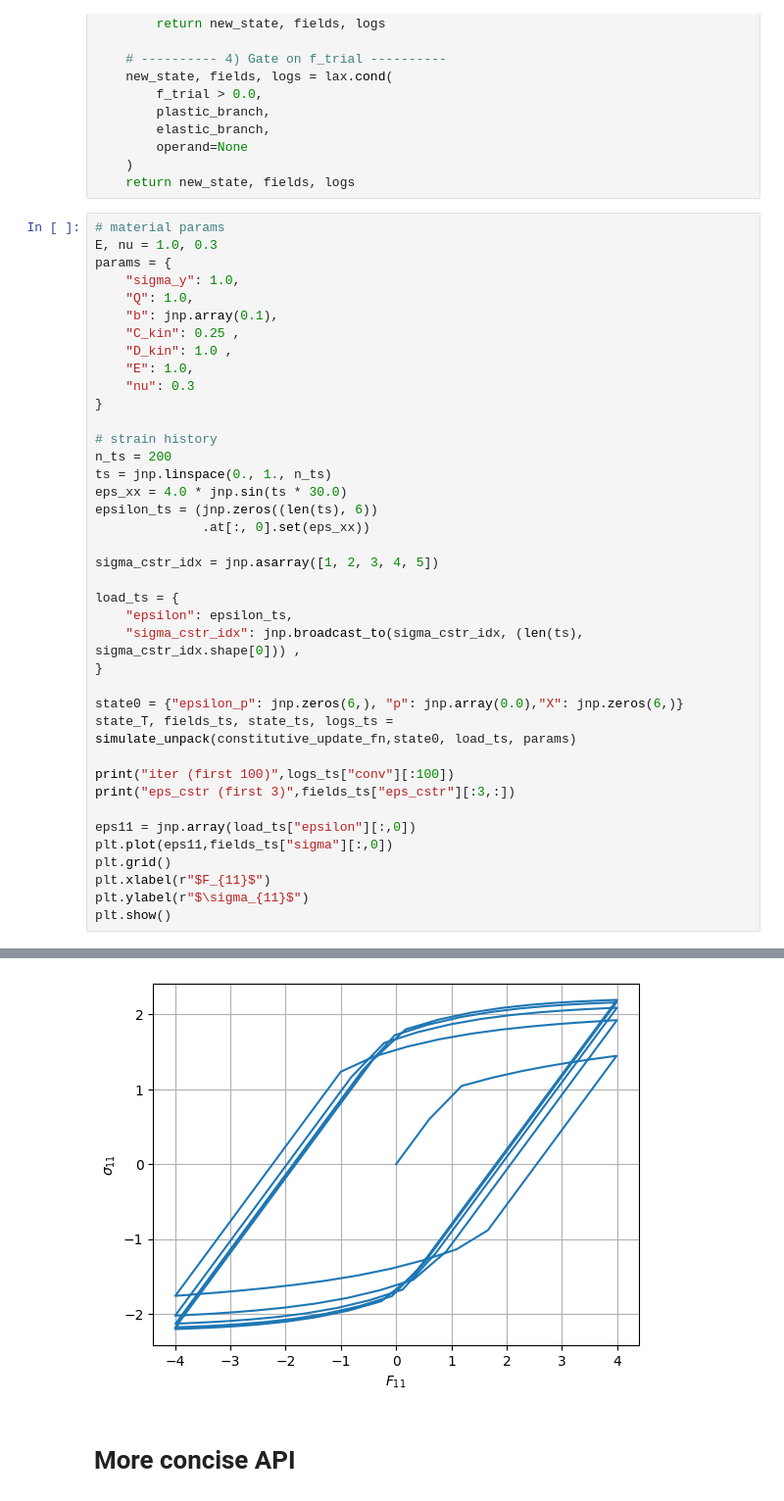
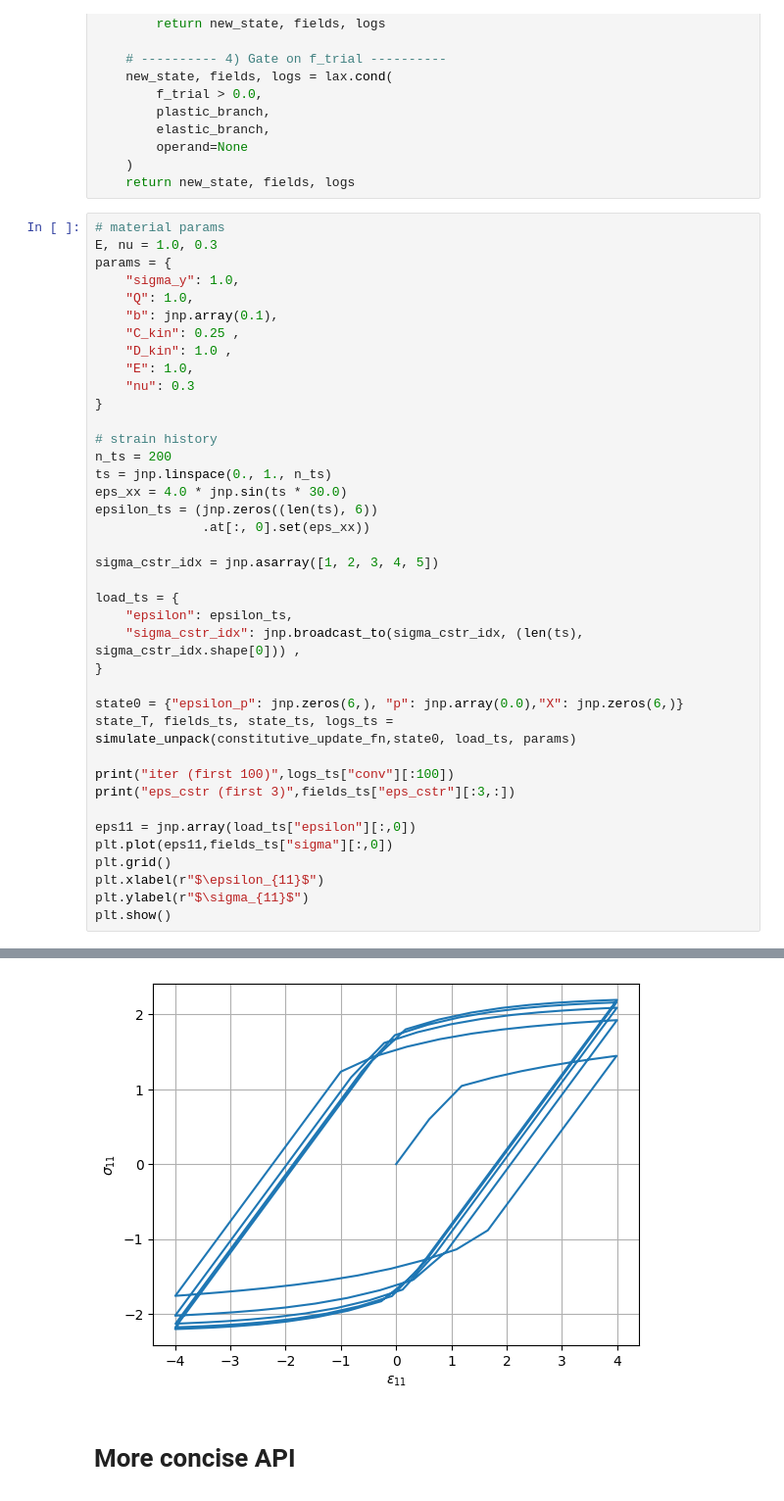
Before and after one commit to kerfriden/jaxdentify, a Jupyter notebook: demo.ipynb, the cells around one changed output, grey strips where cells are left out. Shown at 98% size. Cells and saved outputs as stored; diff of their text form.

```diff
--- a/demo.ipynb
+++ b/demo.ipynb
@@ -253,35 +394,35 @@ n_ts = 200
 ts = jnp.linspace(0., 1., n_ts)
 eps_xx = 4.0 * jnp.sin(ts * 30.0)
 epsilon_ts = (jnp.zeros((len(ts), 6))
               .at[:, 0].set(eps_xx))
 
 sigma_cstr_idx = jnp.asarray([1, 2, 3, 4, 5])
 
 load_ts = {
     "epsilon": epsilon_ts,
     "sigma_cstr_idx": jnp.broadcast_to(sigma_cstr_idx, (len(ts), sigma_cstr_idx.shape[0])) ,
 }
 
 state0 = {"epsilon_p": jnp.zeros(6,), "p": jnp.array(0.0),"X": jnp.zeros(6,)}
 state_T, fields_ts, state_ts, logs_ts = simulate_unpack(constitutive_update_fn,state0, load_ts, params)
 
 print("iter (first 100)",logs_ts["conv"][:100])
 print("eps_cstr (first 3)",fields_ts["eps_cstr"][:3,:])
 
 eps11 = jnp.array(load_ts["epsilon"][:,0])
 plt.plot(eps11,fields_ts["sigma"][:,0])
 plt.grid()
-plt.xlabel(r"$F_{11}$")
+plt.xlabel(r"$\epsilon_{11}$")
 plt.ylabel(r"$\sigma_{11}$")
 plt.show()
 # %% [output]
 iter (first 100) [0 0 3 4 4 4 3 3 3 3 3 0 0 0 0 0 0 0 0 4 4 4 4 4 4 3 3 3 3 3 3 3 0 0 0 0 0
  0 0 0 0 4 4 4 4 4 3 3 3 3 3 3 3 0 0 0 0 0 0 0 0 0 4 4 4 4 4 4 3 3 3 3 3 3
  0 0 0 0 0 0 0 0 0 3 4 4 4 4 4 3 3 3 3 3 2 0 0 0 0 0]
 eps_cstr (first 3) [[ 0.          0.          0.          0.          0.        ]
  [-0.18022007 -0.18022007  0.          0.          0.        ]
  [-0.3848536  -0.3848536   0.          0.          0.        ]]
-[figure, old version]
+[figure, new version]
 # %% [markdown]
 # More concise API
 # %%
```
Also changed, not shown: parts of 9 cells of this notebook, 7 other files.
